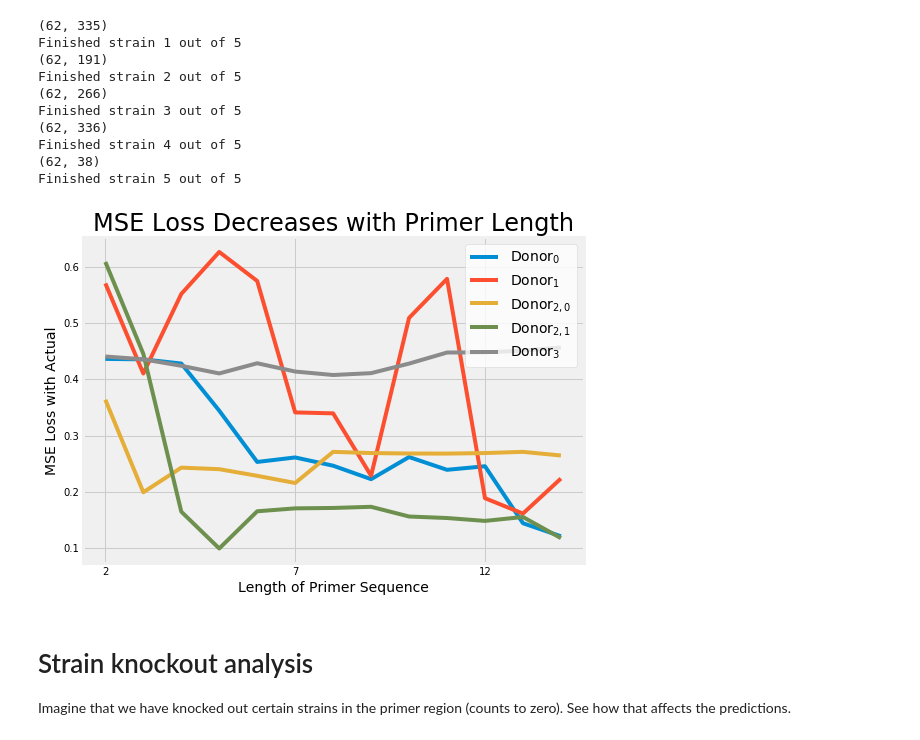
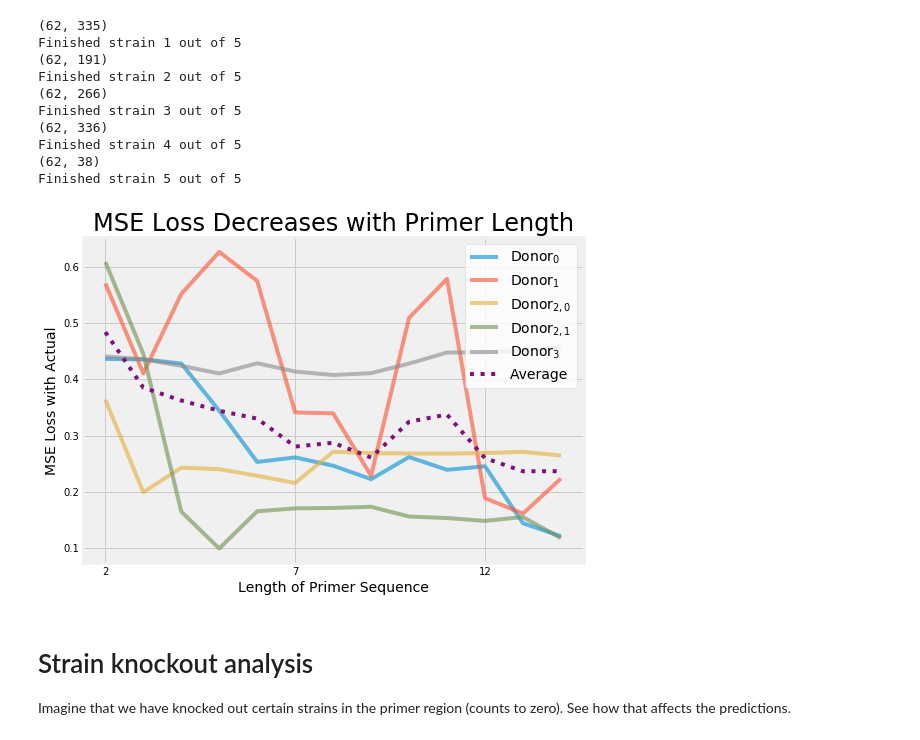
Before and after one commit to michaelwiest/microbiome-rnn, a Jupyter notebook: notebooks/Model Evaluator.ipynb, the cells around one changed output. Drawn from its saved outputs; the diff is of its cells as text; code cells hidden in the pictures.

```diff
--- a/notebooks/Model Evaluator.ipynb
+++ b/notebooks/Model Evaluator.ipynb
@@ -64,7 +64,7 @@ file_labs = ['Donor$_0$', 'Donor$_1$', 'Donor$_{2, 0}$', 'Donor$_{2, 1}$', 'Dono
 # Put the model type in here
 model_type = 'enc_dec'
 # What is the name of the model and logs outputted?
-run_suffix = '_EncDec_h1024_sl5_rns62_sif2_new_logging_test_fix'
+run_suffix = '_EncDec_h2048_sl5_rns62_sif2_numlstm1'
 # %%
 
 
@@ -207,10 +207,10 @@ plt.show()
 # Model "Dreaming" Analysis
 # %%
 # Instantiate the model
-hidden_dim = 1024
+hidden_dim = 2048
 reduced_num_strains = 62
 slice_len = 62
-num_lstm = 2
+num_lstm = 1
 use_gpu = torch.cuda.is_available()
 
 
@@ -235,7 +235,7 @@ subplot_width = num_cols * 10
 # %%
 # How far into the dataset to start for a primer.
 start_fraction = 0.82
-primer_len = 10
+primer_len = 7
 predict_length = 30
 # Range of strain indices to plot.
 # r = range(4, 7)
@@ -330,18 +330,20 @@ Finished strain 5 out of 5
 # %%
 fig, ax = plt.subplots(1, 1, figsize=(8, 6))
 for i in range(losses.shape[0]):
-    plt.plot(losses[i, :], label=file_labs[i])
+    plt.plot(losses[i, :], label=file_labs[i], alpha=0.6)
+plt.plot(losses.mean(axis=0), label='Average', ls=':')
 ax.set_xticks(range(len(primer_lens))[::5])
 ax.set_xticklabels(primer_lens[::5])
 plt.xlabel('Length of Primer Sequence', fontsize=14)
 plt.ylabel('MSE Loss with Actual', fontsize=14)
 plt.title('MSE Loss Decreases with Primer Length', fontsize=24)
 legend = plt.legend(frameon = 1, loc='upper right', fontsize=14)
 frame = legend.get_frame()
 frame.set_facecolor('white')
+
 plt.show()
 # %% [output]
-[figure, old version]
+[figure, new version]
 # %% [markdown]
 # Strain knockout analysis
 Imagine that we have knocked out certain strains in the primer region (counts to zero). See how that affects the predictions.
```
Also changed, not shown: parts of 8 cells of this notebook.
